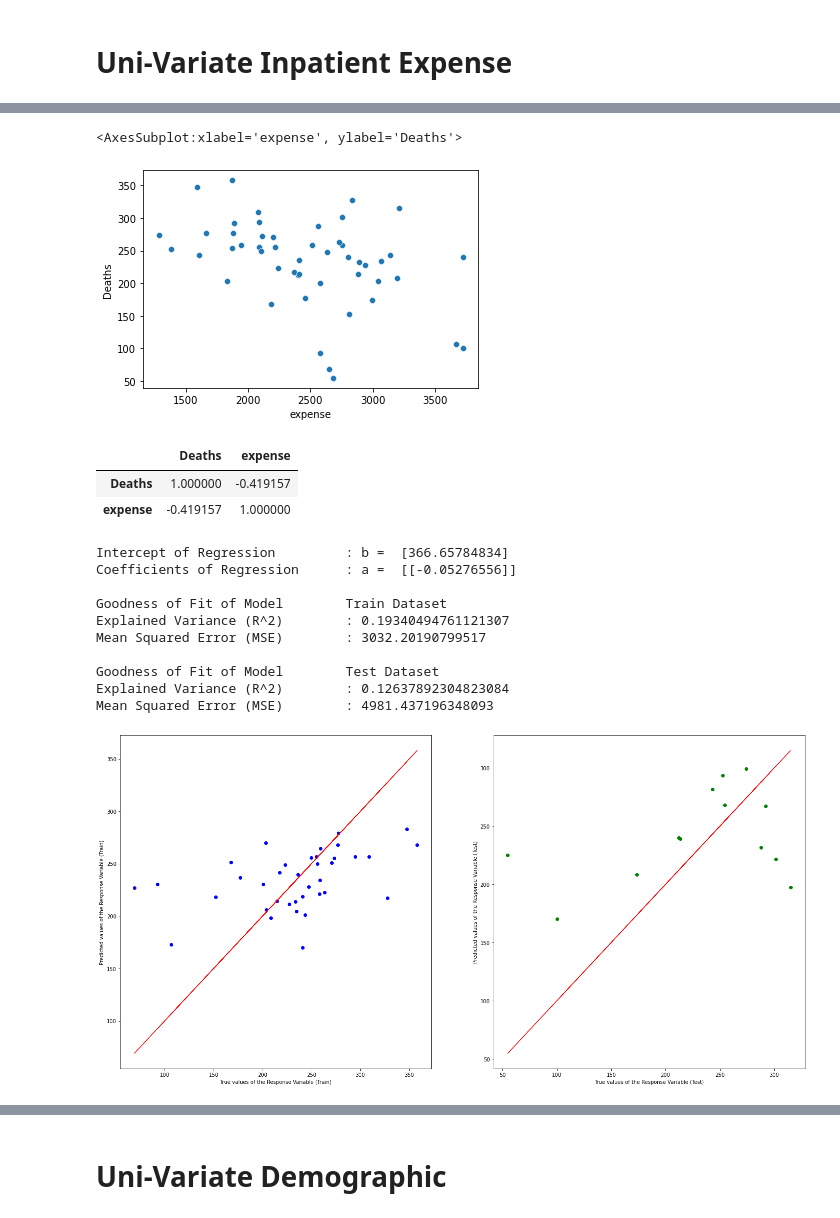
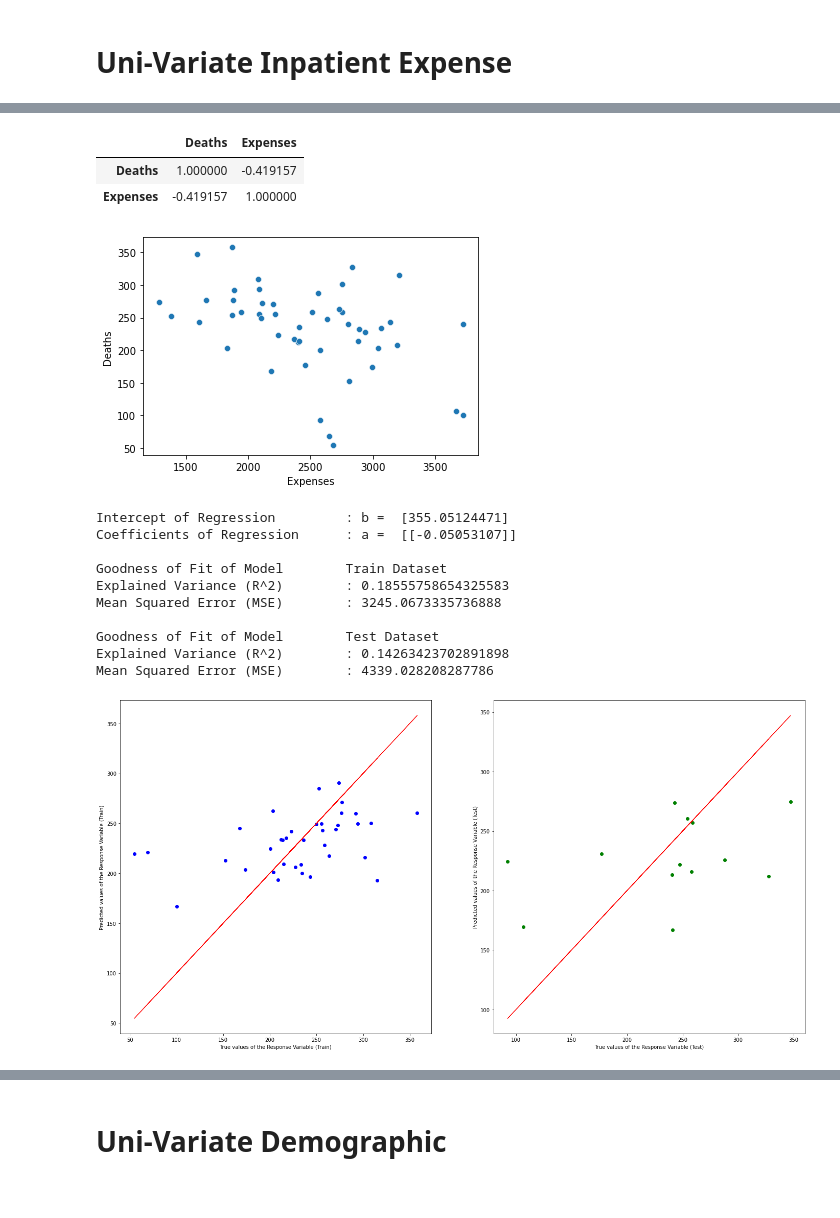
Before and after one commit to odinghosh/CE1115_project, a Jupyter notebook: CE1115_Project_060421_Main.ipynb, the cells around one changed output, grey strips where cells are left out. Saved outputs shown, nothing was run; the diff lists cells and outputs as text; code cells hidden in the pictures.

```diff
--- a/CE1115_Project_060421_Main.ipynb
+++ b/CE1115_Project_060421_Main.ipynb
@@ -99,6 +0,0 @@ get_average_new_deaths(state_names['Alabama'])
-# %%
-average_death_dict = {}
-for name in state_names.keys():
-    average_deaths = get_average_new_deaths(state_names[name])
-    average_death_dict[name] = average_deaths
-    print(name)
@@ -157,2 +129,22 @@ average_death_dict
+# %%
+average_death_dict = {}
+for name in state_names.keys():
+    average_deaths = get_average(state_names[name])
+    average_death_dict[name] = average_deaths
+
+population_data = pd.read_html('https://en.wikipedia.org/wiki/List_of_states_and_territories_of_the_United_States_by_population')
+population_data = population_data[0]
+population_data = population_data.iloc[:,[2,3]]
+population_data = list(population_data.set_index('State or territory').to_dict().values())[0]
+
+for i in average_death_dict.keys():
+    average_death_dict[i] = int(average_death_dict[i])/int(population_data[(i,)])
+
+for i in average_death_dict.keys():
+    average_death_dict[i] = average_death_dict[i]*1000000
+
+average_death_dict
+
+state_data = pd.DataFrame.from_dict(average_death_dict, orient='index')
 # %% [markdown]
 # Uni-Variate Data for Diversity Index
@@ -569,7 +489,12 @@ plt.show()
 # Uni-Variate Inpatient Expense
 # %%
 expenses_data = pd.read_csv("expenses_data.csv")
+expenses_data.info()
+
 expenses_data = expenses_data.set_index('Location')
-expenses_data = expenses_data.rename(columns={"Expenses per Inpatient Day":"expense"})
-expenses_data
+expenses_data = expenses_data.rename(columns={"Expenses per Inpatient Day":"Expenses"})
+
+combined_data_expenses = state_data.merge(expenses_data, left_index = True, right_index = True)
+combined_data_expenses = combined_data_expenses.rename(columns={0:'Deaths'})
+combined_data_expenses
 # %% [output]
@@ -616,19 +527,16 @@ combined_data
 # %%
-sb.scatterplot(data=combined_data,x = 'expense' ,y = 'Deaths')
+sb.scatterplot(data=combined_data_expenses,x = 'Expenses' ,y = 'Deaths')
+combined_data_expenses.corr()
 # %% [output]
-<AxesSubplot:xlabel='expense', ylabel='Deaths'>
+|  | Deaths | Expenses |
+| Deaths | 1.000000 | -0.419157 |
+| Expenses | -0.419157 | 1.000000 |
 [figure]
-# %%
-combined_data.corr()
-# %% [output]
-|  | Deaths | expense |
-| Deaths | 1.000000 | -0.419157 |
-| expense | -0.419157 | 1.000000 |
 # %%
-expense = pd.DataFrame(combined_data['expense'])   # Response
-Deaths = pd.DataFrame(combined_data['Deaths'])
+Expenses = pd.DataFrame(combined_data_expenses['Expenses'])   # Response
+Deaths = pd.DataFrame(combined_data_expenses['Deaths'])
 
-X_train, X_test, y_train, y_test = train_test_split(expense,Deaths, test_size = 0.25)
+X_train, X_test, y_train, y_test = train_test_split(Expenses,Deaths, test_size = 0.25)
 
 linreg = LinearRegression()
 linreg.fit(X_train, y_train)
@@ -642,40 +550,40 @@ y_train_pred = linreg.predict(X_train)
 y_test_pred = linreg.predict(X_test)
 
 # Check the Goodness of Fit (on Train Data)
 print("Goodness of Fit of Model \tTrain Dataset")
 print("Explained Variance (R^2) \t:", linreg.score(X_train, y_train))
 print("Mean Squared Error (MSE) \t:", mean_squared_error(y_train, y_train_pred))
 print()
 
 # Check the Goodness of Fit (on Test Data)
 print("Goodness of Fit of Model \tTest Dataset")
 print("Explained Variance (R^2) \t:", linreg.score(X_test, y_test))
 print("Mean Squared Error (MSE) \t:", mean_squared_error(y_test, y_test_pred))
 print()
 
 # Plot the Predictions vs the True values
 f, axes = plt.subplots(1, 2, figsize=(24, 12))
 axes[0].scatter(y_train, y_train_pred, color = "blue")
 axes[0].plot(y_train, y_train, 'r', linewidth = 1)
 axes[0].set_xlabel("True values of the Response Variable (Train)")
 axes[0].set_ylabel("Predicted values of the Response Variable (Train)")
 axes[1].scatter(y_test, y_test_pred, color = "green")
 axes[1].plot(y_test, y_test, 'r', linewidth = 1)
 axes[1].set_xlabel("True values of the Response Variable (Test)")
 axes[1].set_ylabel("Predicted values of the Response Variable (Test)")
 plt.show()
 # %% [output]
-Intercept of Regression         : b =  [366.65784834]
-Coefficients of Regression      : a =  [[-0.05276556]]
+Intercept of Regression         : b =  [355.05124471]
+Coefficients of Regression      : a =  [[-0.05053107]]
 
 Goodness of Fit of Model        Train Dataset
-Explained Variance (R^2)        : 0.19340494761121307
-Mean Squared Error (MSE)        : 3032.20190799517
+Explained Variance (R^2)        : 0.18555758654325583
+Mean Squared Error (MSE)        : 3245.0673335736888
 
 Goodness of Fit of Model        Test Dataset
-Explained Variance (R^2)        : 0.12637892304823084
-Mean Squared Error (MSE)        : 4981.437196348093
+Explained Variance (R^2)        : 0.14263423702891898
+Mean Squared Error (MSE)        : 4339.028208287786
-[figure, old version]
+[figure, new version]
 # %%
 regline_x = X_train
 regline_y = linreg.intercept_ + linreg.coef_ * X_train
```
Also changed, not shown: parts of 84 cells of this notebook.
